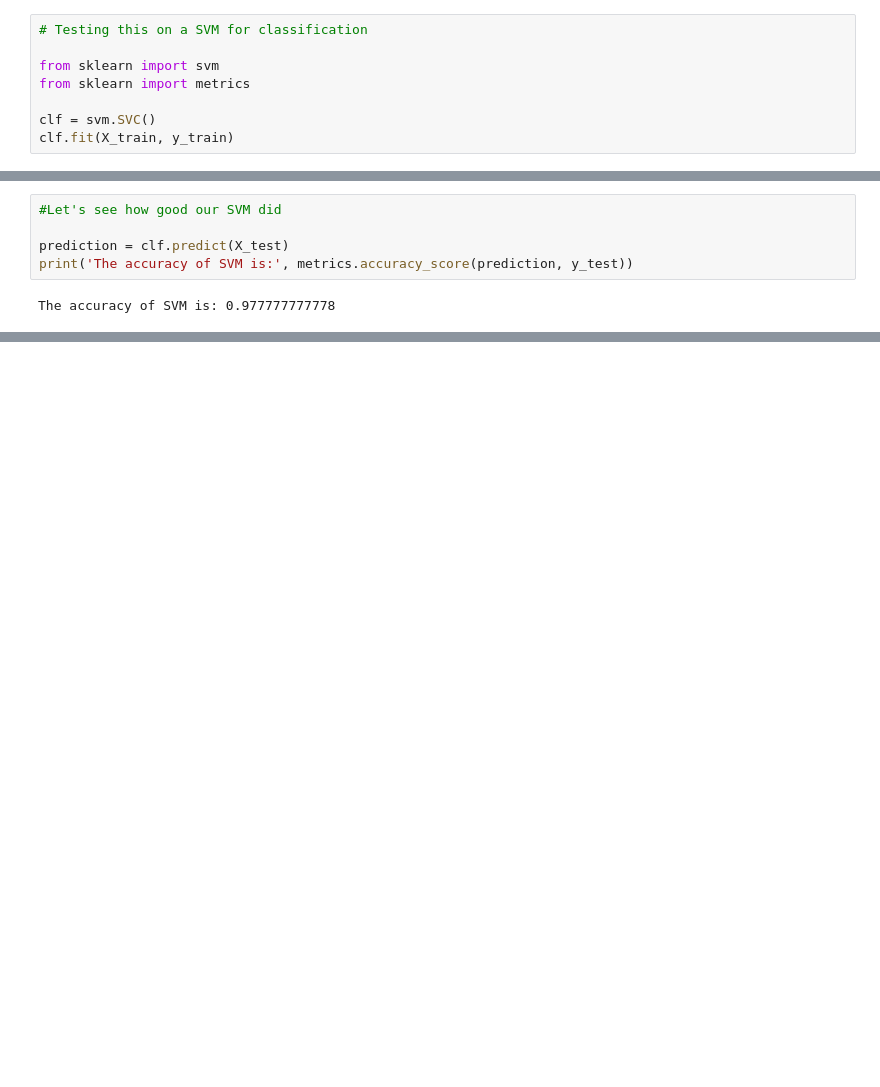
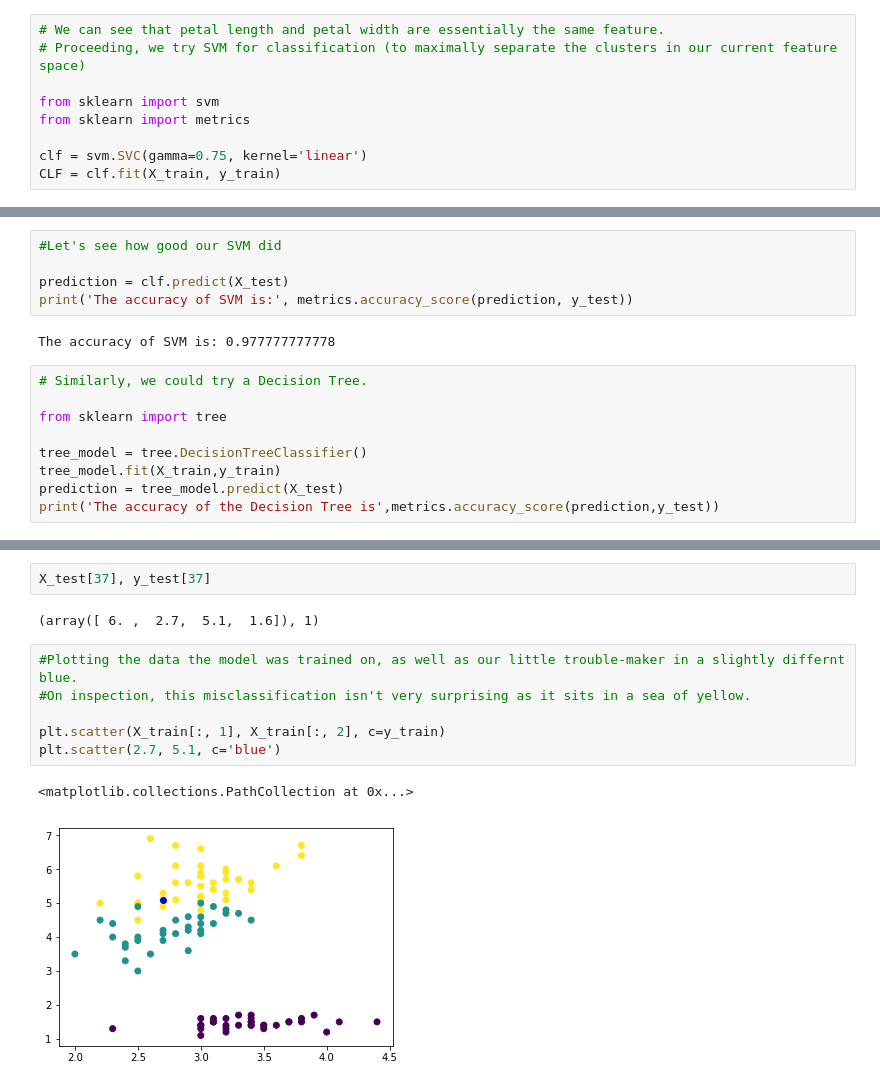
Before and after one commit to cokowpublic/Iris-flowers, a Jupyter notebook: Iris Data.ipynb, the cells around one changed output, grey strips where cells are left out. Saved outputs shown, nothing was run; the diff lists cells and outputs as text; blank space fills up the shorter version.

```diff
--- a/Iris Data.ipynb
+++ b/Iris Data.ipynb
@@ -114,10 +101,11 @@ plt.show()
 # %% [output]
 [figure]
 # %%
-# Testing this on a SVM for classification
+# We can see that petal length and petal width are essentially the same feature.
+# Proceeding, we try SVM for classification (to maximally separate the clusters in our current feature space)
 
 from sklearn import svm
 from sklearn import metrics
 
-clf = svm.SVC()
-clf.fit(X_train, y_train)
+clf = svm.SVC(gamma=0.75, kernel='linear')
+CLF = clf.fit(X_train, y_train)
@@ -133,3 +116,12 @@ prediction = clf.predict(X_test)
 print('The accuracy of SVM is:', metrics.accuracy_score(prediction, y_test))
 # %% [output]
 The accuracy of SVM is: 0.977777777778
+# %%
+# Similarly, we could try a Decision Tree.
+
+from sklearn import tree
+
+tree_model = tree.DecisionTreeClassifier()
+tree_model.fit(X_train,y_train)
+prediction = tree_model.predict(X_test)
+print('The accuracy of the Decision Tree is',metrics.accuracy_score(prediction,y_test))
@@ -135,0 +138,13 @@ The accuracy of SVM is: 0.977777777778
+# %%
+X_test[37], y_test[37]
+# %% [output]
+(array([ 6. ,  2.7,  5.1,  1.6]), 1)
+# %%
+#Plotting the data the model was trained on, as well as our little trouble-maker in a slightly differnt blue.
+#On inspection, this misclassification isn't very surprising as it sits in a sea of yellow.
+
+plt.scatter(X_train[:, 1], X_train[:, 2], c=y_train)
+plt.scatter(2.7, 5.1, c='blue')
+# %% [output]
+<matplotlib.collections.PathCollection at 0x...>
+[figure, added]
```
Also changed, not shown: parts of 13 cells of this notebook.
